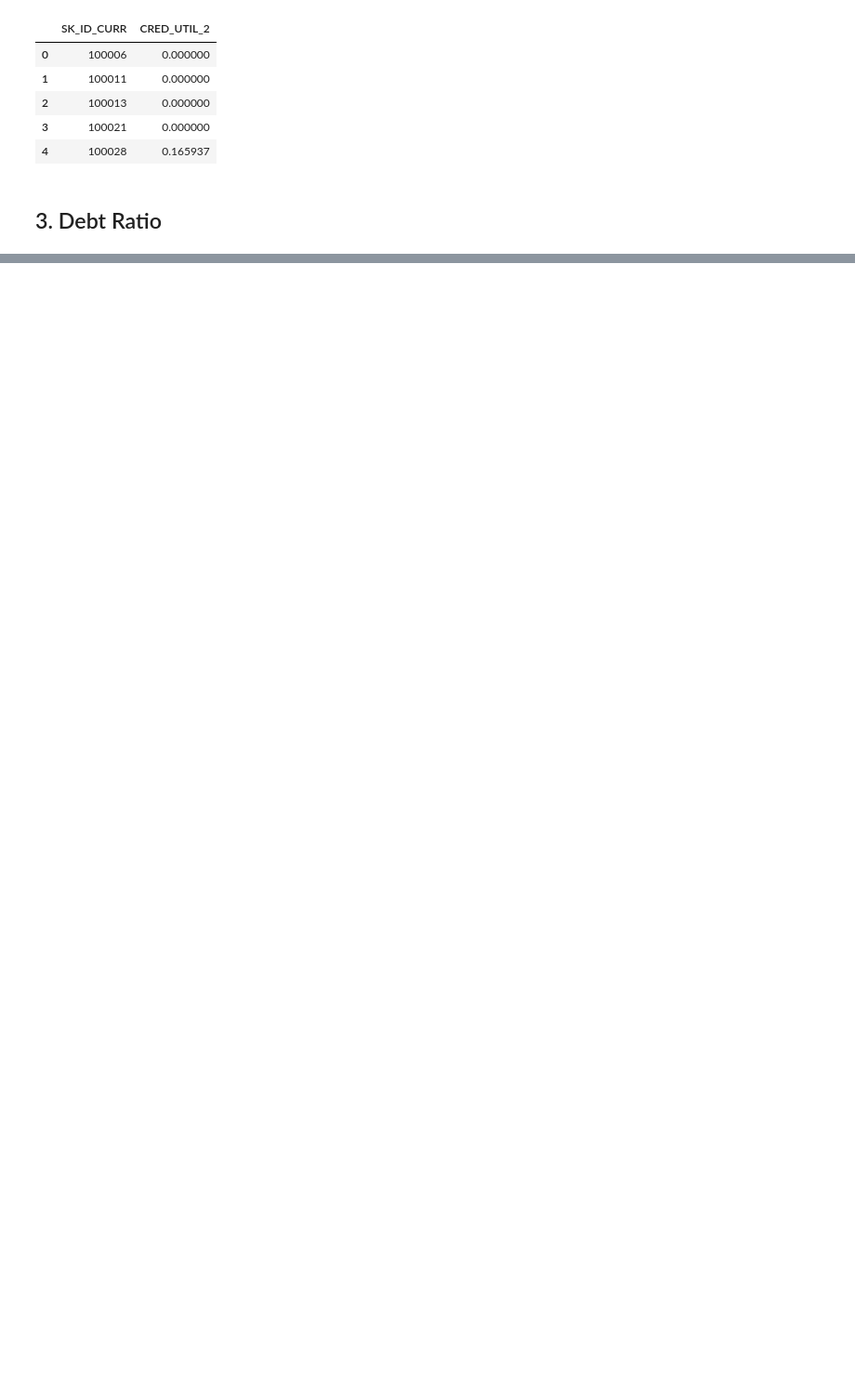
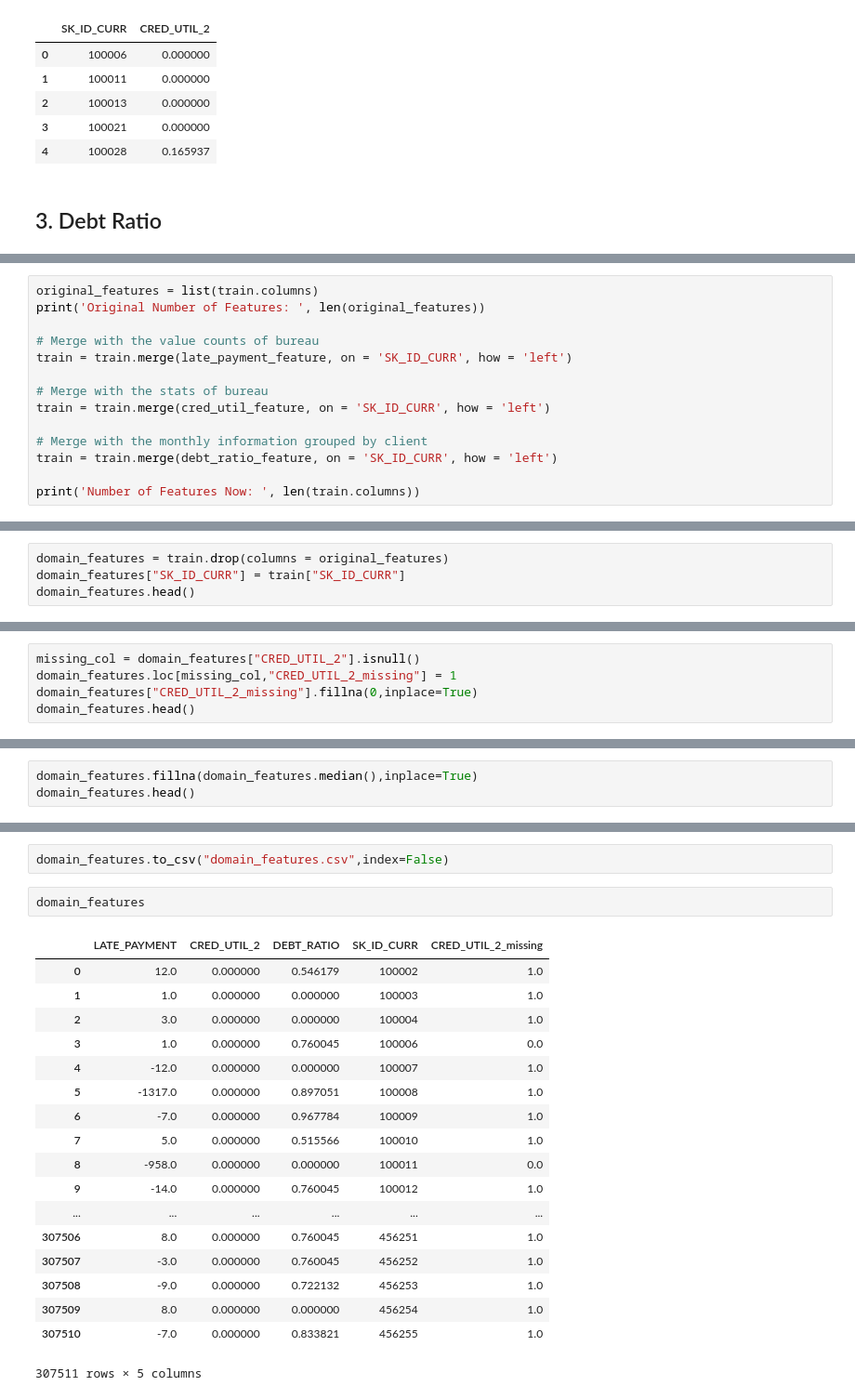
Before and after one commit to cy1355nz/DSGA3001-FinalProject, a Jupyter notebook: Carol/FeatureEngineering.ipynb, the cells around one changed output, grey strips where cells are left out. Shown at 93% size. Saved outputs shown, nothing was run; the diff lists cells and outputs as text; blank space fills up the shorter version.

Commit message:
updated domain feature engineering

```diff
--- a/Carol/FeatureEngineering.ipynb
+++ b/Carol/FeatureEngineering.ipynb
@@ -114,0 +127,14 @@ debt_ratio_feature.head()
+# %%
+original_features = list(train.columns)
+print('Original Number of Features: ', len(original_features))
+
+# Merge with the value counts of bureau
+train = train.merge(late_payment_feature, on = 'SK_ID_CURR', how = 'left')
+
+# Merge with the stats of bureau
+train = train.merge(cred_util_feature, on = 'SK_ID_CURR', how = 'left')
+
+# Merge with the monthly information grouped by client
+train = train.merge(debt_ratio_feature, on = 'SK_ID_CURR', how = 'left')
+
+print('Number of Features Now: ', len(train.columns))
@@ -114,0 +144,4 @@ debt_ratio_feature.head()
+# %%
+domain_features = train.drop(columns = original_features)
+domain_features["SK_ID_CURR"] = train["SK_ID_CURR"]
+domain_features.head()
@@ -114,0 +192,5 @@ debt_ratio_feature.head()
+# %%
+missing_col = domain_features["CRED_UTIL_2"].isnull()
+domain_features.loc[missing_col,"CRED_UTIL_2_missing"] = 1
+domain_features["CRED_UTIL_2_missing"].fillna(0,inplace=True)
+domain_features.head()
@@ -114,0 +204,3 @@ debt_ratio_feature.head()
+# %%
+domain_features.fillna(domain_features.median(),inplace=True)
+domain_features.head()
@@ -114,0 +220,23 @@ debt_ratio_feature.head()
+# %%
+domain_features.to_csv("domain_features.csv",index=False)
+# %%
+domain_features
+# %% [output]
+|  | LATE_PAYMENT | CRED_UTIL_2 | DEBT_RATIO | SK_ID_CURR | CRED_UTIL_2_missing |
+| 0 | 12.0 | 0.000000 | 0.546179 | 100002 | 1.0 |
+| 1 | 1.0 | 0.000000 | 0.000000 | 100003 | 1.0 |
+| 2 | 3.0 | 0.000000 | 0.000000 | 100004 | 1.0 |
+| 3 | 1.0 | 0.000000 | 0.760045 | 100006 | 0.0 |
+| 4 | -12.0 | 0.000000 | 0.000000 | 100007 | 1.0 |
+| 5 | -1317.0 | 0.000000 | 0.897051 | 100008 | 1.0 |
+| 6 | -7.0 | 0.000000 | 0.967784 | 100009 | 1.0 |
+| 7 | 5.0 | 0.000000 | 0.515566 | 100010 | 1.0 |
+| 8 | -958.0 | 0.000000 | 0.000000 | 100011 | 0.0 |
+| 9 | -14.0 | 0.000000 | 0.760045 | 100012 | 1.0 |
+| ... | ... | ... | ... | ... | ... |
+| 307506 | 8.0 | 0.000000 | 0.760045 | 456251 | 1.0 |
+| 307507 | -3.0 | 0.000000 | 0.760045 | 456252 | 1.0 |
+| 307508 | -9.0 | 0.000000 | 0.722132 | 456253 | 1.0 |
+| 307509 | 8.0 | 0.000000 | 0.000000 | 456254 | 1.0 |
+| 307510 | -7.0 | 0.000000 | 0.833821 | 456255 | 1.0 |
+307511 rows × 5 columns
```
Also changed, not shown: parts of 14 cells of this notebook.
